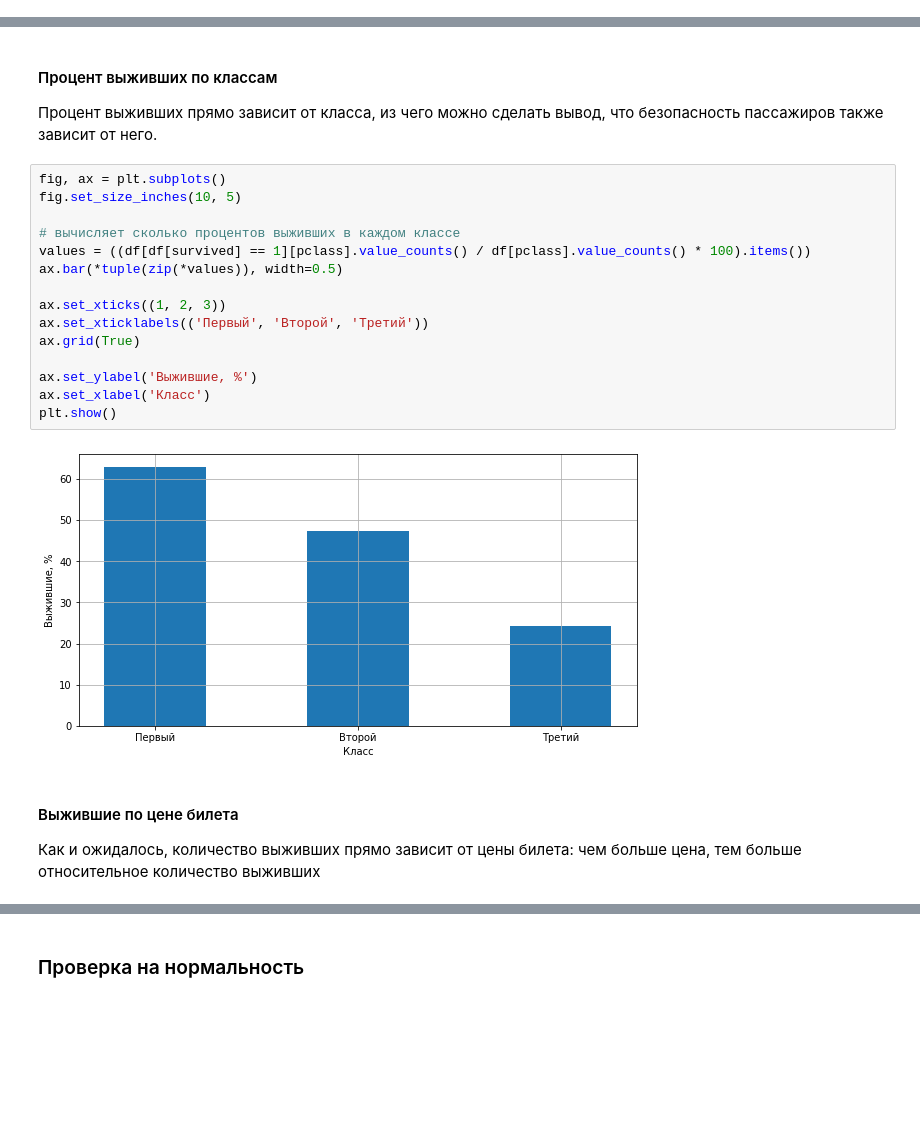
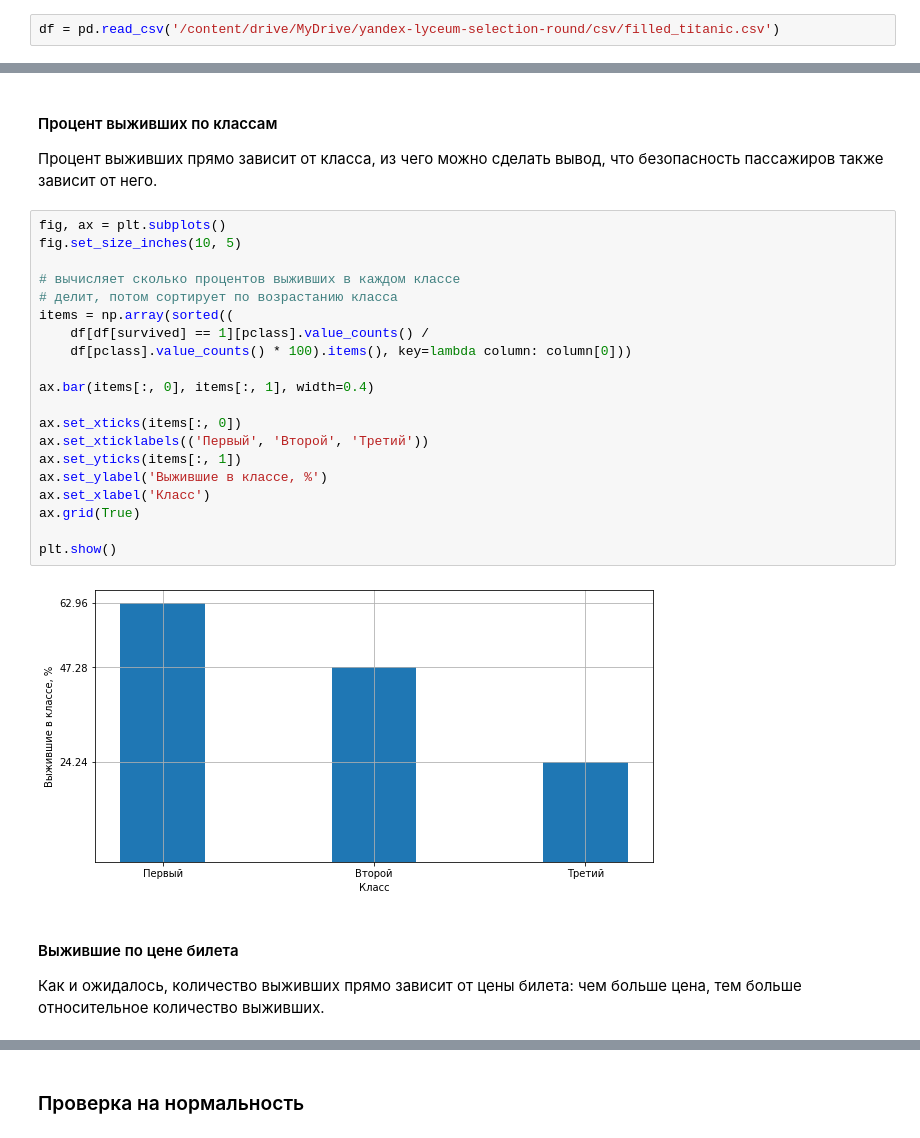
Before and after one commit to gaskeo/yandex-lyceum-selection-round, a Jupyter notebook: main.ipynb, the cells around one changed output, grey strips where cells are left out. Saved outputs shown, nothing was run; the diff lists cells and outputs as text; blank space fills up the shorter version.

```diff
--- a/main.ipynb
+++ b/main.ipynb
@@ -469,3 +508,5 @@ df = fill_na_deck(df)
+# %%
+df = pd.read_csv('/content/drive/MyDrive/yandex-lyceum-selection-round/csv/filled_titanic.csv')
 # %% [markdown]
 ## Ответы на вопросы
 # %% [markdown]
@@ -533,23 +574,28 @@ print(f'Средний возраст выживших: {round(df[df[survived] =
 # %%
 fig, ax = plt.subplots()
 fig.set_size_inches(10, 5)
 
 # вычисляет сколько процентов выживших в каждом классе
-values = ((df[df[survived] == 1][pclass].value_counts() / df[pclass].value_counts() * 100).items())
-ax.bar(*tuple(zip(*values)), width=0.5)
+# делит, потом сортирует по возрастанию класса
+items = np.array(sorted((
+    df[df[survived] == 1][pclass].value_counts() /
+    df[pclass].value_counts() * 100).items(), key=lambda column: column[0]))
 
-ax.set_xticks((1, 2, 3))
+ax.bar(items[:, 0], items[:, 1], width=0.4)
+
+ax.set_xticks(items[:, 0])
 ax.set_xticklabels(('Первый', 'Второй', 'Третий'))
+ax.set_yticks(items[:, 1])
+ax.set_ylabel('Выжившие в классе, %')
+ax.set_xlabel('Класс')
 ax.grid(True)
 
-ax.set_ylabel('Выжившие, %')
-ax.set_xlabel('Класс')
 plt.show()
 # %% [output]
-[figure, old version]
+[figure, new version]
 # %% [markdown]
 #### Выжившие по цене билета
-Как и ожидалось, количество выживших прямо зависит от цены билета: чем больше цена, тем больше относительное количество выживших
+Как и ожидалось, количество выживших прямо зависит от цены билета: чем больше цена, тем больше относительное количество выживших.
 # %%
 fig, ax = plt.subplots()
 fig.set_size_inches(15, 10)
```
Also changed, not shown: parts of 20 cells of this notebook.
